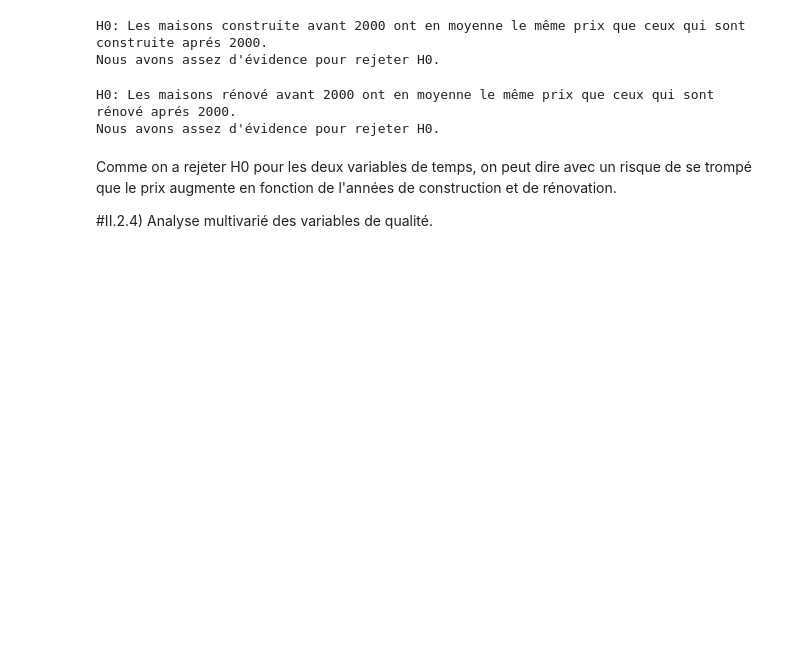
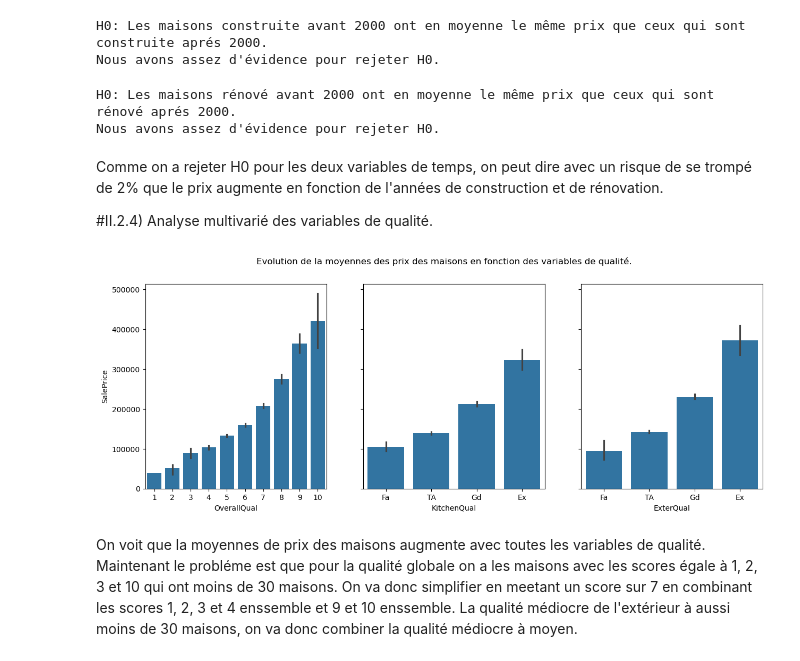
Before and after one commit to fmazur57u/Prediction_prix_immobilier, a Jupyter notebook: projet_prix_immobilier.ipynb, the cells around one changed output. Saved outputs shown, nothing was run; the diff lists cells and outputs as text; code cells hidden in the pictures; blank space fills up the shorter version.

Commit message:
Analyse multivarié des variables de qualité

```diff
--- a/projet_prix_immobilier.ipynb
+++ b/projet_prix_immobilier.ipynb
@@ -1007,6 +1007,18 @@ else:
 H0: Les maisons rénové avant 2000 ont en moyenne le même prix que ceux qui sont rénové aprés 2000.
 Nous avons assez d'évidence pour rejeter H0.
 # %% [markdown]
-Comme on a rejeter H0 pour les deux variables de temps, on peut dire avec un risque de se trompé que le prix augmente en fonction de l'années de construction et de rénovation.
+Comme on a rejeter H0 pour les deux variables de temps, on peut dire avec un risque de se trompé de 2% que le prix augmente en fonction de l'années de construction et de rénovation.
 
 #II.2.4) Analyse multivarié des variables de qualité.
+# %%
+fig, ax = plt.subplots(1, 3, sharey=True)
+fig.set_size_inches(15, 5)
+plt.suptitle("Evolution de la moyennes des prix des maisons en fonction des variables de qualité.")
+sns.barplot(data=analyse_set, x="OverallQual", y="SalePrice", ax=ax[0])
+sns.barplot(data=analyse_set, x="KitchenQual", y="SalePrice", order = ordre_categories, ax=ax[1])
+sns.barplot(data=analyse_set, x="ExterQual", y="SalePrice", order = ordre_categories, ax=ax[2])
+plt.show()
+# %% [output]
+[figure, added]
+# %% [markdown]
+On voit que la moyennes de prix des maisons augmente avec toutes les variables de qualité. Maintenant le probléme est que pour la qualité globale on a les maisons avec les scores égale à 1, 2, 3 et 10 qui ont moins de 30 maisons. On va donc simplifier en meetant un score sur 7 en combinant les scores 1, 2, 3 et 4 enssemble et 9 et 10 enssemble. La qualité médiocre de l'extérieur à aussi moins de 30 maisons, on va donc combiner la qualité médiocre à moyen.
```
Also changed, not shown: parts of 20 cells of this notebook.
